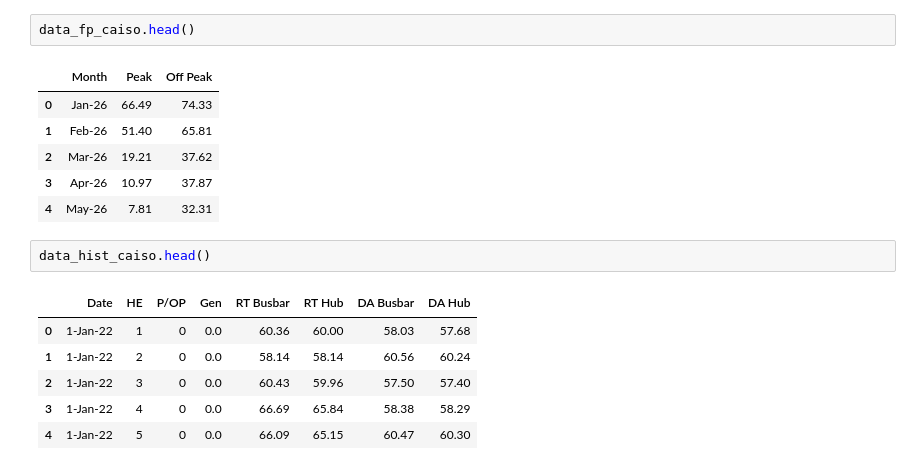
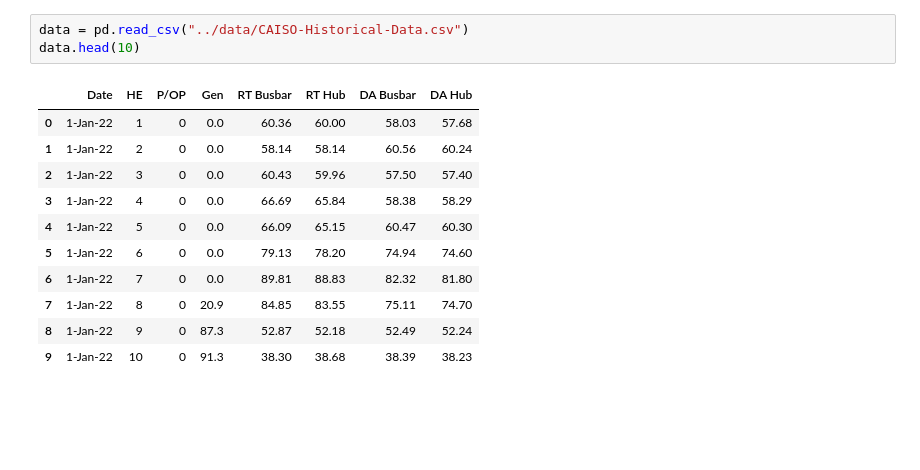
Before and after one commit to anupbhowmik/avangrid-runtime-error, a Jupyter notebook: notebooks/visualization.ipynb, the cells around one changed output. Saved outputs shown, nothing was run; the diff lists cells and outputs as text; blank space fills up the shorter version.

```diff
--- a/notebooks/visualization.ipynb
+++ b/notebooks/visualization.ipynb
@@ -72,18 +6,15 @@ preprocessCSV_ForwardPoint(data_fp_miso)
-# %%
-data_fp_caiso.head()
-# %% [output]
-|  | Month | Peak | Off Peak |
-| 0 | Jan-26 | 66.49 | 74.33 |
-| 1 | Feb-26 | 51.40 | 65.81 |
-| 2 | Mar-26 | 19.21 | 37.62 |
-| 3 | Apr-26 | 10.97 | 37.87 |
-| 4 | May-26 | 7.81 | 32.31 |
-# %%
-data_hist_caiso.head()
-# %% [output]
-|  | Date | HE | P/OP | Gen | RT Busbar | RT Hub | DA Busbar | DA Hub |
-| 0 | 1-Jan-22 | 1 | 0 | 0.0 | 60.36 | 60.00 | 58.03 | 57.68 |
-| 1 | 1-Jan-22 | 2 | 0 | 0.0 | 58.14 | 58.14 | 60.56 | 60.24 |
-| 2 | 1-Jan-22 | 3 | 0 | 0.0 | 60.43 | 59.96 | 57.50 | 57.40 |
-| 3 | 1-Jan-22 | 4 | 0 | 0.0 | 66.69 | 65.84 | 58.38 | 58.29 |
-| 4 | 1-Jan-22 | 5 | 0 | 0.0 | 66.09 | 65.15 | 60.47 | 60.30 |
+# %%
+data = pd.read_csv("../data/CAISO-Historical-Data.csv")
+data.head(10)
+# %% [output]
+|  | Date | HE | P/OP | Gen | RT Busbar | RT Hub | DA Busbar | DA Hub |
+| 0 | 1-Jan-22 | 1 | 0 | 0.0 | 60.36 | 60.00 | 58.03 | 57.68 |
+| 1 | 1-Jan-22 | 2 | 0 | 0.0 | 58.14 | 58.14 | 60.56 | 60.24 |
+| 2 | 1-Jan-22 | 3 | 0 | 0.0 | 60.43 | 59.96 | 57.50 | 57.40 |
+| 3 | 1-Jan-22 | 4 | 0 | 0.0 | 66.69 | 65.84 | 58.38 | 58.29 |
+| 4 | 1-Jan-22 | 5 | 0 | 0.0 | 66.09 | 65.15 | 60.47 | 60.30 |
+| 5 | 1-Jan-22 | 6 | 0 | 0.0 | 79.13 | 78.20 | 74.94 | 74.60 |
+| 6 | 1-Jan-22 | 7 | 0 | 0.0 | 89.81 | 88.83 | 82.32 | 81.80 |
+| 7 | 1-Jan-22 | 8 | 0 | 20.9 | 84.85 | 83.55 | 75.11 | 74.70 |
+| 8 | 1-Jan-22 | 9 | 0 | 87.3 | 52.87 | 52.18 | 52.49 | 52.24 |
+| 9 | 1-Jan-22 | 10 | 0 | 91.3 | 38.30 | 38.68 | 38.39 | 38.23 |
```
Also changed, not shown: parts of 10 cells of this notebook.
